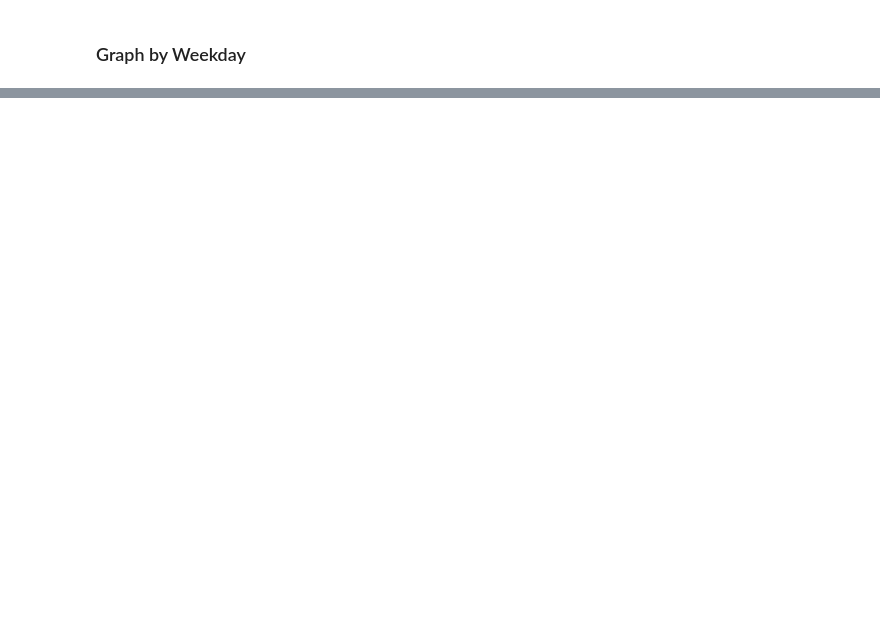
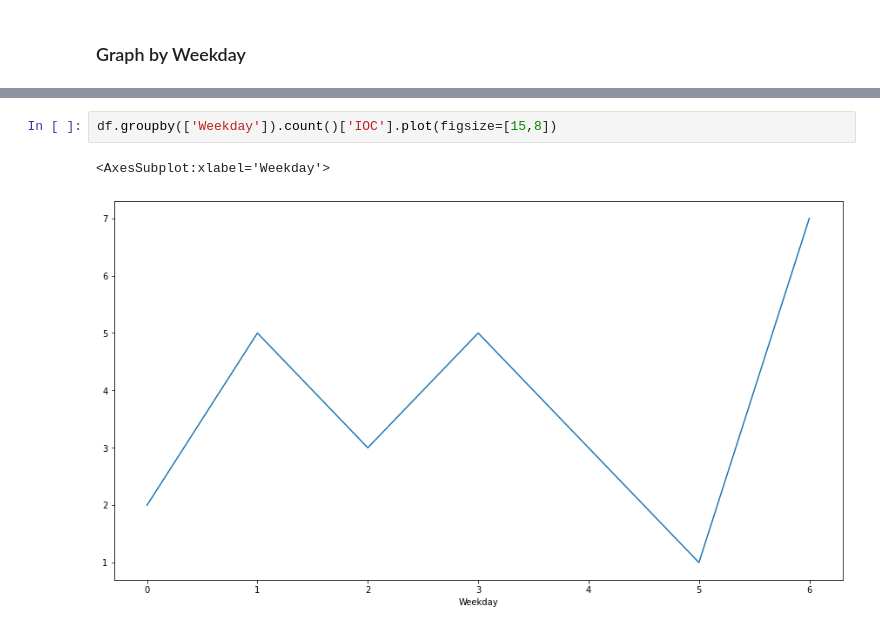
Before and after one commit to gbikram/Jupyter-Threat-Intel, a Jupyter notebook: IOCTimeline/IOCTimeline.ipynb, the cells around one changed output, grey strips where cells are left out. Saved outputs shown, nothing was run; the diff lists cells and outputs as text; blank space fills up the shorter version.

```diff
--- a/IOCTimeline/IOCTimeline.ipynb
+++ b/IOCTimeline/IOCTimeline.ipynb
@@ -141,0 +155,5 @@ df.groupby(['Weekday']).count()['IOC'].plot(kind='bar', figsize=[15,8])
+# %%
+df.groupby(['Weekday']).count()['IOC'].plot(figsize=[15,8])
+# %% [output]
+<AxesSubplot:xlabel='Weekday'>
+[figure, added]
```
Also changed, not shown: parts of 7 cells of this notebook.
